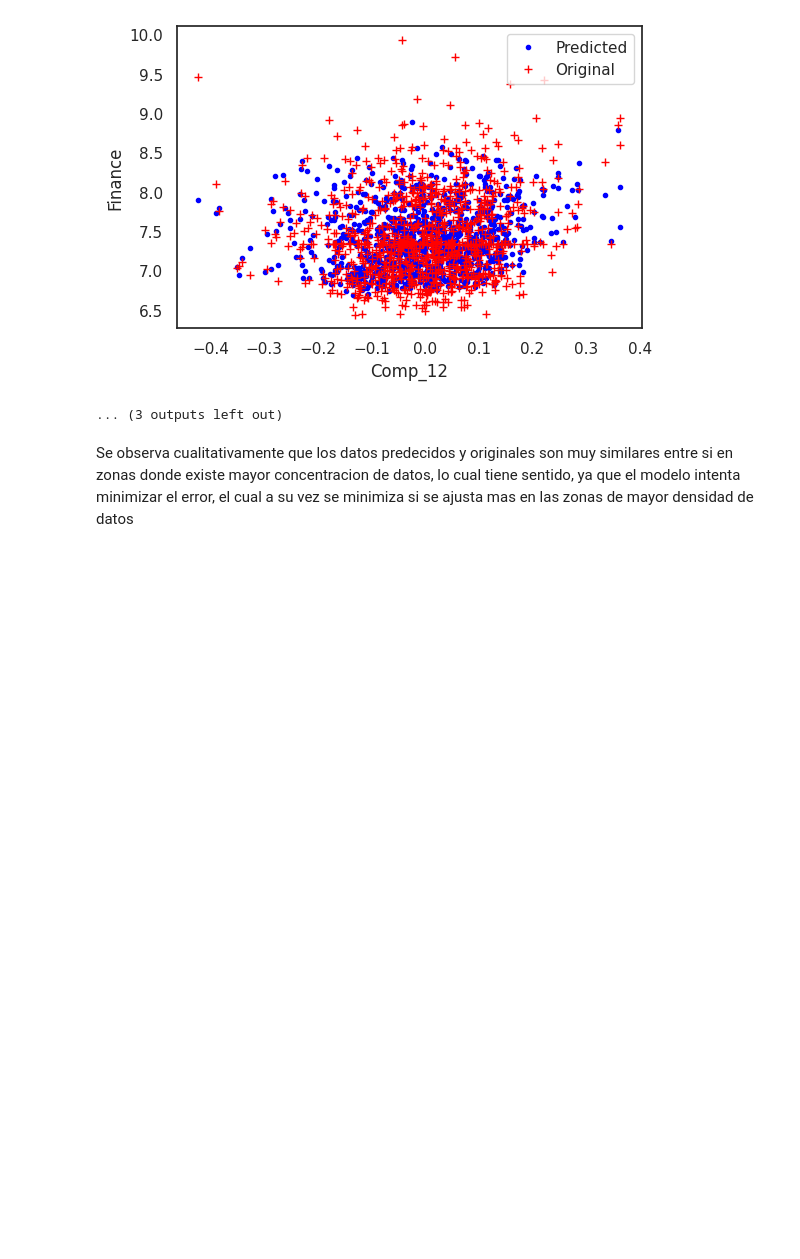
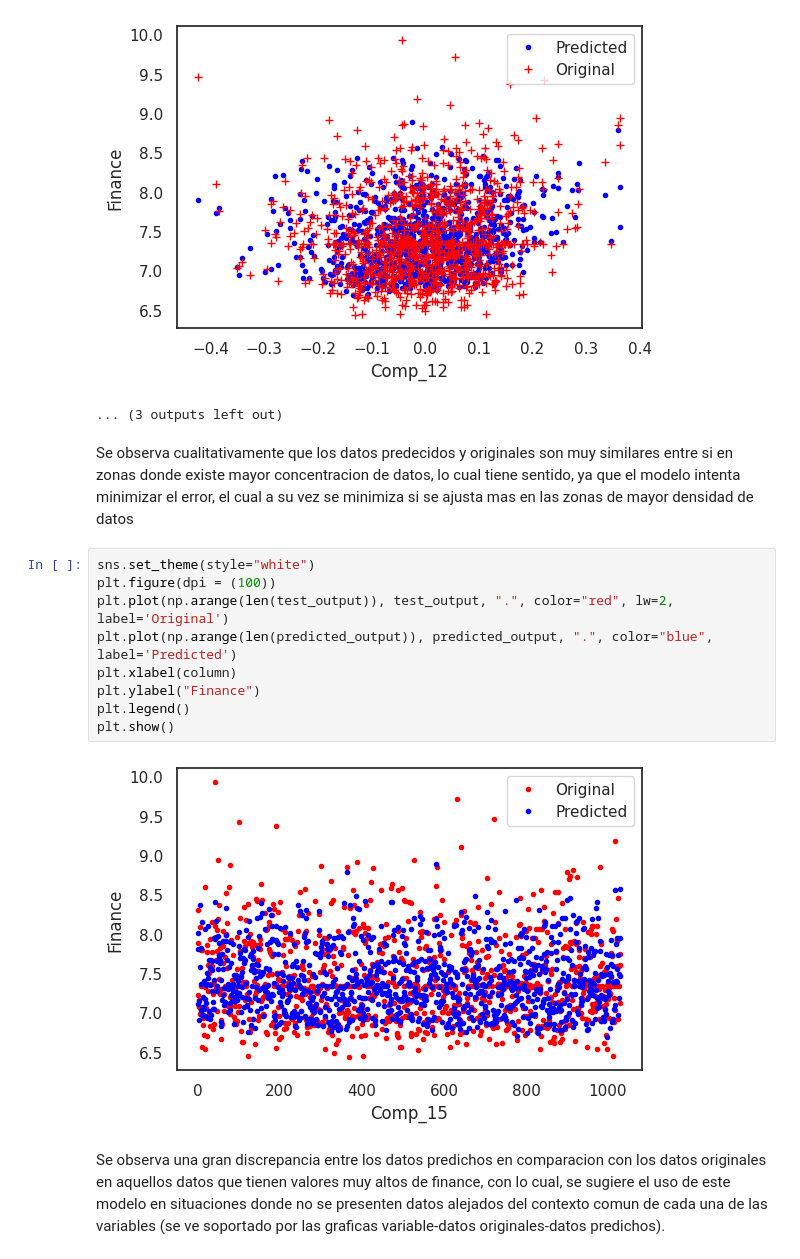
Before and after one commit to Alberto-San/MachineLearning, a Jupyter notebook: RegresionML.ipynb, the cells around one changed output. Cells and saved outputs as stored; diff of their text form; blank space fills up the shorter version.

```diff
--- a/RegresionML.ipynb
+++ b/RegresionML.ipynb
@@ -507,3 +509,16 @@ for column in columns:
 ... (3 outputs left out)
 # %% [markdown]
 Se observa cualitativamente que los datos predecidos y originales son muy similares entre si en zonas donde existe mayor concentracion de datos, lo cual tiene sentido, ya que el modelo intenta minimizar el error, el cual a su vez se minimiza si se ajusta mas en las zonas de mayor densidad de datos
+# %%
+sns.set_theme(style="white")
+plt.figure(dpi = (100))
+plt.plot(np.arange(len(test_output)), test_output, ".", color="red", lw=2, label='Original')
+plt.plot(np.arange(len(predicted_output)), predicted_output, ".", color="blue", label='Predicted')
+plt.xlabel(column)
+plt.ylabel("Finance")
+plt.legend()
+plt.show()
+# %% [output]
+[figure, added]
+# %% [markdown]
+Se observa una gran discrepancia entre los datos predichos en comparacion con los datos originales en aquellos datos que tienen valores muy altos de finance, con lo cual, se sugiere el uso de este modelo en situaciones donde no se presenten datos alejados del contexto comun de cada una de las variables (se ve soportado por las graficas variable-datos originales-datos predichos).
```
Also changed, not shown: parts of 1 cell of this notebook.
